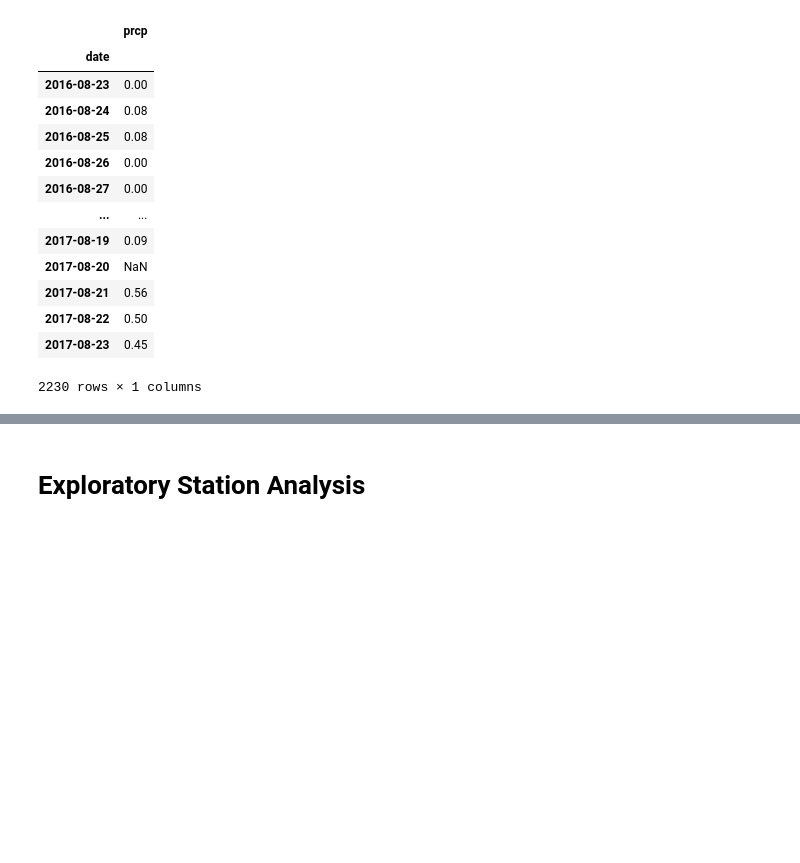
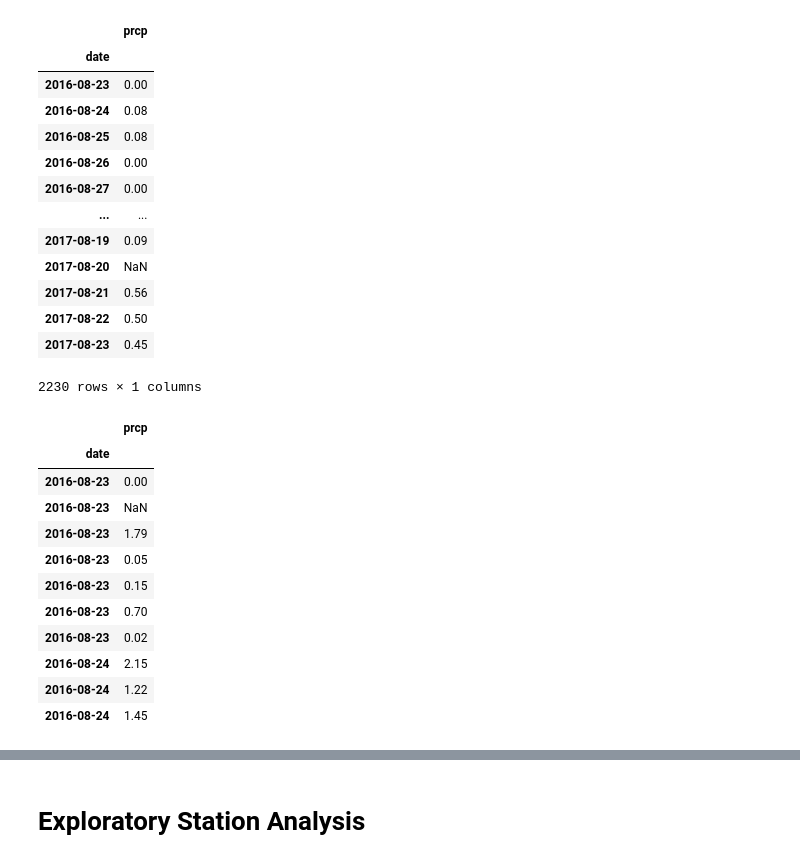
Before and after one commit to LP-116/sqlalchemy-challenge, a Jupyter notebook: climate_starter.ipynb, the cells around one changed output, grey strips where cells are left out. Saved outputs shown, nothing was run; the diff lists cells and outputs as text; code cells hidden in the pictures; blank space fills up the shorter version.

```diff
--- a/climate_starter.ipynb
+++ b/climate_starter.ipynb
@@ -135,0 +128,17 @@ prcp_df
+# %%
+# Sort the dataframe by date
+prcp_df = prcp_df.sort_values(["date"])
+prcp_df.head(10)
+# %% [output]
+|  | prcp |
+| date |  |
+| 2016-08-23 | 0.00 |
+| 2016-08-23 | NaN |
+| 2016-08-23 | 1.79 |
+| 2016-08-23 | 0.05 |
+| 2016-08-23 | 0.15 |
+| 2016-08-23 | 0.70 |
+| 2016-08-23 | 0.02 |
+| 2016-08-24 | 2.15 |
+| 2016-08-24 | 1.22 |
+| 2016-08-24 | 1.45 |
```
Also changed, not shown: parts of 5 cells of this notebook.
